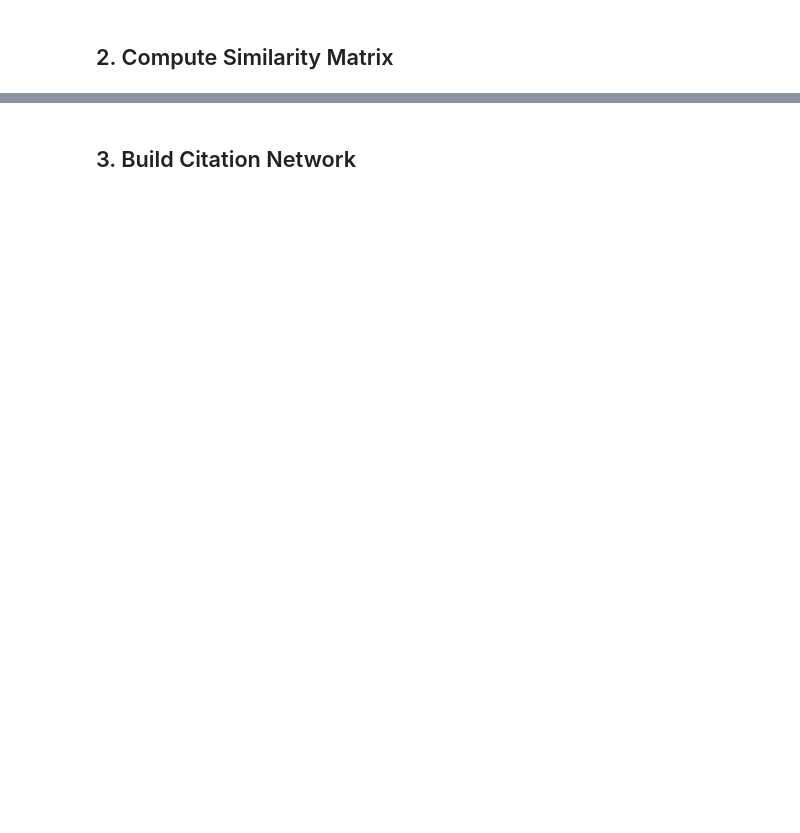
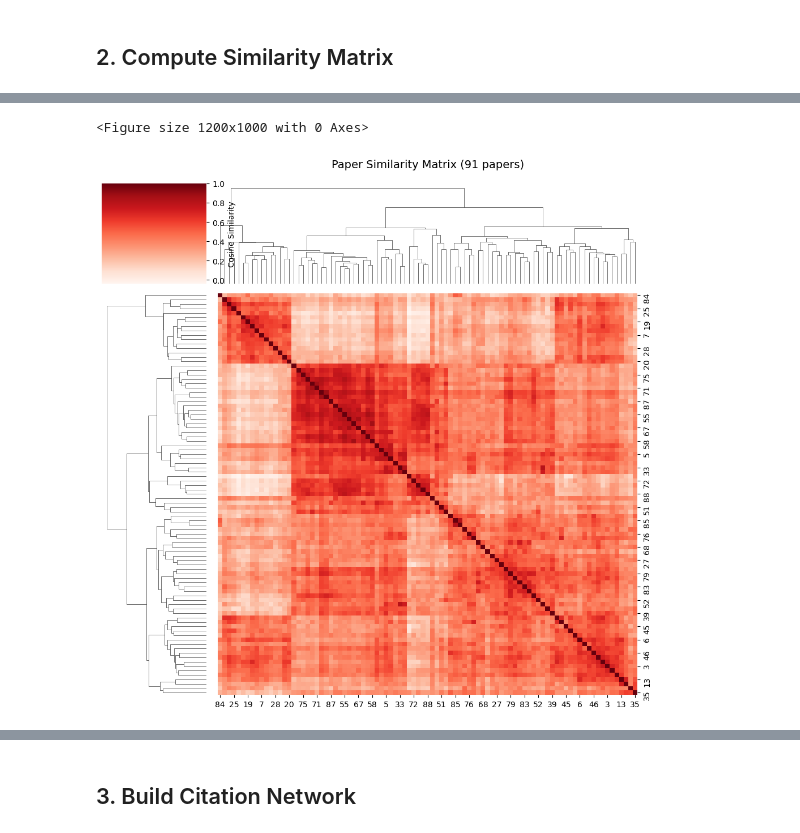
Before and after one commit to dylkot/Corall, a Jupyter notebook: Testing/exploration_notebook.ipynb, the cells around one changed output, grey strips where cells are left out. Saved outputs shown, nothing was run; the diff lists cells and outputs as text; code cells hidden in the pictures; blank space fills up the shorter version.

```diff
--- a/Testing/exploration_notebook.ipynb
+++ b/Testing/exploration_notebook.ipynb
@@ -39,8 +52,8 @@ print(f"✓ Test data directory: {TEST_DATA_DIR.absolute()}")
 # %% [markdown]
 ## 1. Load Papers from Zotero
 # %%
-# Initialize Zotero client
-zotero = ZoteroClient()
+# Initialize Zotero client for Corall library
+zotero = ZoteroClient(collection_id='NYYT4IFF')
 
 # Fetch library papers
 print("Fetching papers from Zotero...")
@@ -110,16 +167,14 @@ print(f"✓ Saved to {TEST_DATA_DIR / 'similarity_matrix.npy'}")
 # %%
 # Visualize similarity matrix
 plt.figure(figsize=(12, 10))
-sns.heatmap(similarity_matrix, cmap='RdYlGn', vmin=0, vmax=1,
+res_obj = sns.clustermap(similarity_matrix, cmap='Reds',
             cbar_kws={'label': 'Cosine Similarity'})
-plt.title(f'Paper Similarity Matrix ({n_papers} papers)', fontsize=14, pad=20)
-plt.xlabel('Paper Index')
-plt.ylabel('Paper Index')
+res_obj.ax_col_dendrogram.set_title(f'Paper Similarity Matrix ({n_papers} papers)', fontsize=14, pad=20)
 plt.tight_layout()
-plt.savefig(TEST_DATA_DIR / 'similarity_matrix_heatmap.png', dpi=150, bbox_inches='tight')
 plt.show()
-
-print(f"\n✓ Saved visualization to {TEST_DATA_DIR / 'similarity_matrix_heatmap.png'}")
+# %% [output]
+<Figure size 1200x1000 with 0 Axes>
+[figure, added]
 # %%
 # Similarity statistics
 # Get upper triangle (excluding diagonal)
```
Also changed, not shown: parts of 15 cells of this notebook, 5 other files.
